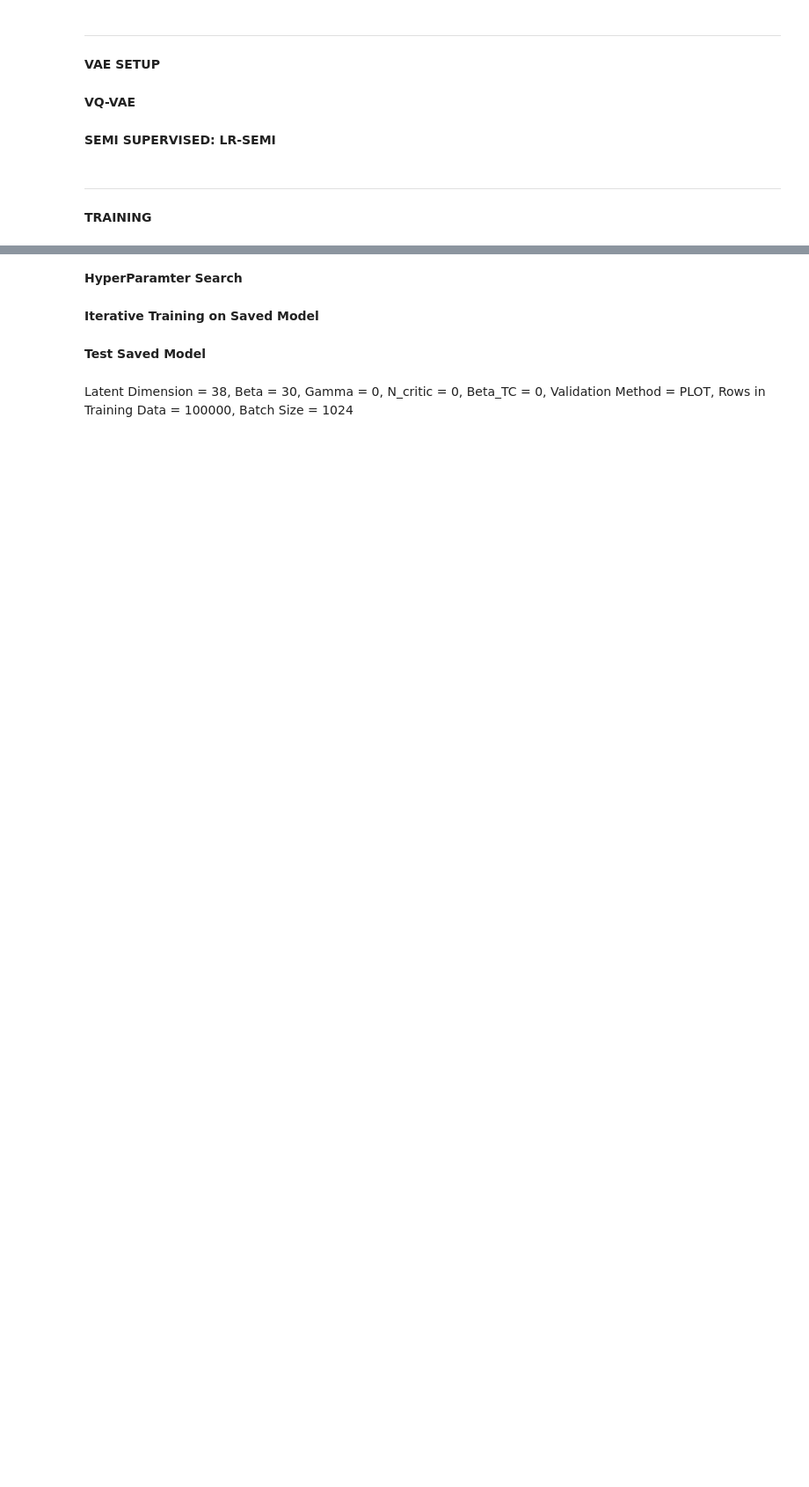
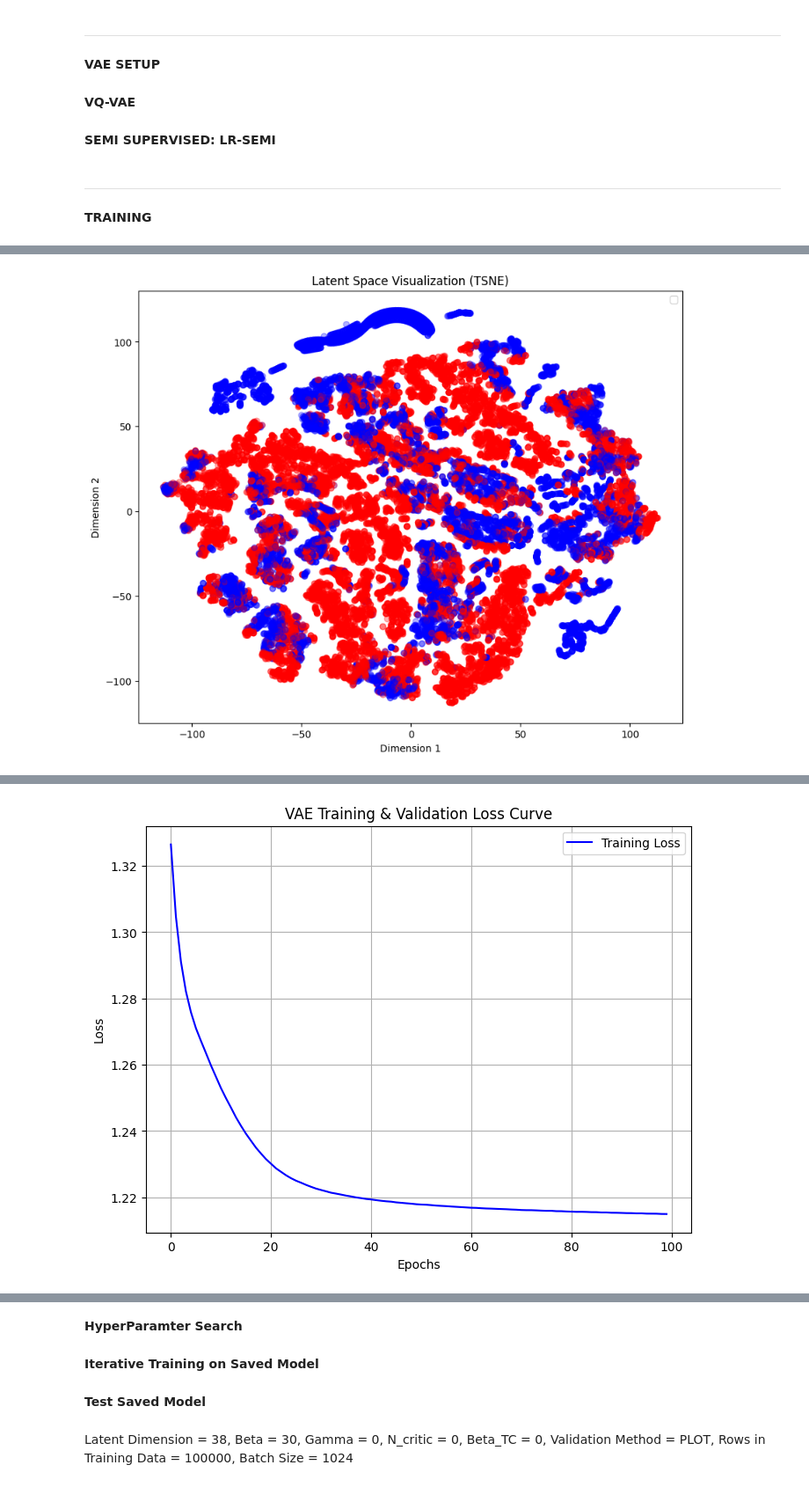
Before and after one commit to Samin765/Edge-Deployable-Unsupervised-IDS-for-CAN, a Jupyter notebook: VAE_multiple_samples_.ipynb, the cells around one changed output, grey strips where cells are left out. Shown at 88% size. Cells and saved outputs as stored; diff of their text form; code cells hidden in the pictures; blank space fills up the shorter version.

```diff
--- a/VAE_multiple_samples_.ipynb
+++ b/VAE_multiple_samples_.ipynb
@@ -241,10 +244,10 @@ if LOAD_DATAFRAME:
     test_dataset = convert_to_tensorflow(processeddataframe_test['features'] ,processeddataframe_test['type'], batch_size= batch_size )
 else:
     # Preprocess and load training data
-    processeddataframe = feature_selection_preparation(preprocessed_normal_channel2_csv_path, 'training', rows=n_rows_train, ts_fresh= TS_FRESH, ts_fresh_parameters= tsfresh_features, ts_fresh_custom_features= custom_fc_parameters)
-    train_dataset, val_dataset = convert_to_tensorflow(processeddataframe['features'], batch_size= batch_size, window_size = window_size, stride = stride, split_ratio= split_ratio)
+    #processeddataframe = feature_selection_preparation(preprocessed_normal_channel2_csv_path, 'training', rows=n_rows_train, ts_fresh= TS_FRESH, ts_fresh_parameters= tsfresh_features, ts_fresh_custom_features= custom_fc_parameters)
+    #train_dataset, val_dataset = convert_to_tensorflow(processeddataframe['features'], batch_size= batch_size, window_size = window_size, stride = stride, split_ratio= split_ratio)
 
-    processeddataframe_test = feature_selection_preparation(preprocessed_Replay_channel2_csv_path, 'test', rows=n_rows_test, ts_fresh= TS_FRESH, ts_fresh_parameters= tsfresh_features, ts_fresh_custom_features= custom_fc_parameters)
+    processeddataframe_test = feature_selection_preparation(preprocessed_new_Spoofing_channel2_csv_path, 'test', rows=n_rows_test, ts_fresh= TS_FRESH, ts_fresh_parameters= tsfresh_features, ts_fresh_custom_features= custom_fc_parameters)
     test_dataset, test_threshold_dataset = convert_to_tensorflow(processeddataframe_test['features'], processeddataframe_test['type'], batch_size = batch_size, window_size= window_size, stride=stride, window_anomaly_ratio = window_anomaly_ratio)
 
     #processeddataframe_dos_baseline = feature_selection_preparation(preprocessed_DoS_channel2_csv_path, 'test', rows=n_rows_test, ts_fresh= TS_FRESH, ts_fresh_parameters= tsfresh_features, ts_fresh_custom_features= custom_fc_parameters)
@@ -1480,13 +1501,13 @@ learning_rate_disc = 5e-5 # FactorVAE
 
 steps_anneal = epochs * len(train_dataset)
 alpha = 0.0  # Minimum learning rate as a fraction of the initial learning rate
-validation_method = "None" # None, B_VAE, TC, B_TCVAE, PLOT
+validation_method = "PLOT" # None, B_VAE, TC, B_TCVAE, PLOT
 patience = 5
 
 # IMPORTANT
-latent_dim= 30
-beta = 20 # 20
-beta_tc = 0 #1.008 # keep in mind this is tuned based on that we get tc loss = -244..
+latent_dim= 20
+beta = 50 # 20
+beta_tc = 1.008 #1.008 # keep in mind this is tuned based on that we get tc loss = -244..
 gamma = 0  # TC weight (typically between 1 and 10) 6
 n_critic = 0
 ##################
@@ -1508,7 +1529,7 @@ vae = VAE_multiplesamples(input_dim=input_dim, latent_dim=latent_dim, window_siz
 optimizer = tf.keras.optimizers.AdamW(learning_rate=learning_rate)
 discriminator_optimizer = tf.keras.optimizers.AdamW(learning_rate=learning_rate_disc)
 
-train_losses, val_losses, real_epochs, time, show_val, model_path, vae = train_model(vae,optimizer,discriminator_optimizer, epochs,
+train_losses, val_losses, real_epochs, time, show_val, model_path, vae = train_model_btc(vae,optimizer,discriminator_optimizer, epochs,
                                                                     n_samples, input_dim, latent_dim, batch_size,beta,
                                                                       gamma, n_critic, steps_anneal, patience, time,beta_tc,validation_method,
                                                                       model_path= model_path, train_dataset=train_dataset,test_dataset=test_dataset,
@@ -1518,7 +1539,7 @@ train_losses, val_losses, real_epochs, time, show_val, model_path, vae = train_m
 plot_loss_curve(train_losses, val_losses , real_epochs, latent_dim, time,n_rows_train, show_val= show_val, AWS = AWS, s3 = s3, BUCKET = BUCKET)
 #analyze_latent_variance(vae,train_dataset, test_dataset)
 #analyze_kl_divergence(vae, train_dataset, test_dataset)
-#get_latent_representations_label(vae, test_dataset,latent_dim, beta,n_critic,gamma,time, 'PCA', save = False)
+get_latent_representations_label(vae, test_dataset,latent_dim, beta,n_critic,gamma,time, 'PCA', save = False)
 get_latent_representations_label(vae, test_dataset, latent_dim, beta,n_critic,gamma,time,epoch = real_epochs, name = model_name,type = 'TSNE', save = True, AWS = AWS, s3 = s3, BUCKET = BUCKET)
 #get_latent_representations_label(vae, train_dataset, 'TSNE')
 
@@ -1528,3 +1549,4 @@ if AD:
   reconstruction_threshold, latent_threshold, mean_train, variance_train = get_threshold_from_train(model_path,reconstruction_AD, latent_AD)
   results, distances = anomaly_detection(vae, reconstruction_AD, latent_AD, mean_train, variance_train)
   reconstruction_accuracy , latent_accuracy = get_anomaly_detection_accuracy(reconstruction_AD, latent_AD, results,reconstruction_threshold,distances,latent_threshold,model_name, latent_dim,epochs,time, AWS = AWS, s3=s3, BUCKET = BUCKET)
+# %% [output]
@@ -1530,0 +1570 @@ if AD:
+[figure, added]
@@ -1530,0 +1588 @@ if AD:
+[figure, added]
```
Also changed, not shown: parts of 4 cells of this notebook, 3 other files.
